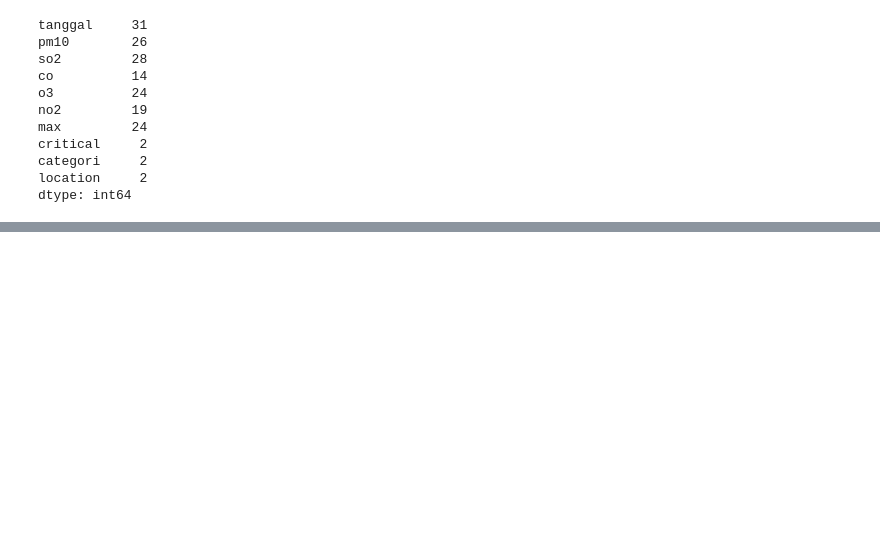
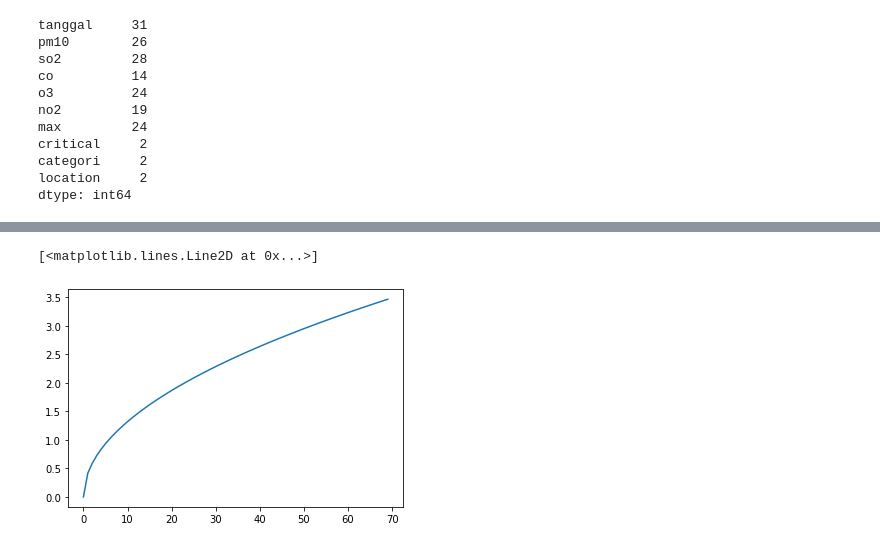
Before and after one commit to rasyidev/devalopa-class, a Jupyter notebook: Minggu-4/Untitled.ipynb, the cells around one changed output, grey strips where cells are left out. Cells and saved outputs as stored; diff of their text form; code cells hidden in the pictures; blank space fills up the shorter version.

```diff
--- a/Minggu-4/Untitled.ipynb
+++ b/Minggu-4/Untitled.ipynb
@@ -87,0 +129,5 @@ dtype: int64
+# %%
+plt.plot(np.sqrt(x))
+# %% [output]
+[<matplotlib.lines.Line2D at 0x...>]
+[figure, added]
```
Also changed, not shown: parts of 12 cells of this notebook, 6 other files.
